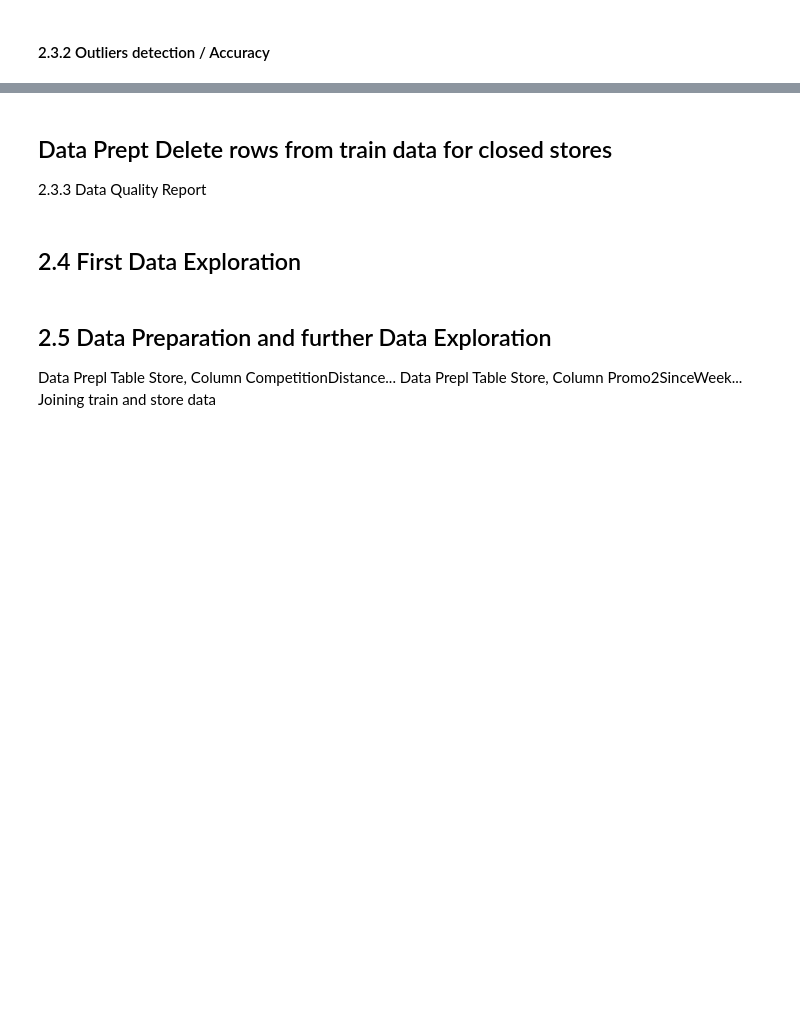
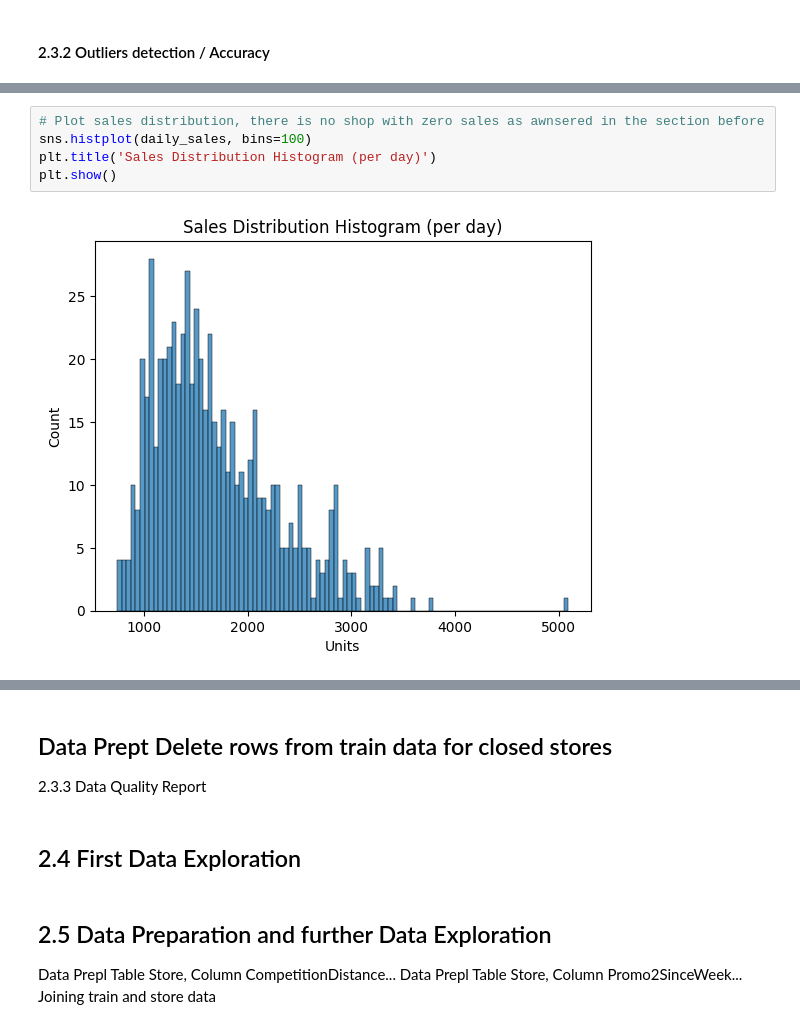
Before and after one commit to Mrschiss/IndusAnalProj, a Jupyter notebook: src/analytics_Project_Structure.ipynb, the cells around one changed output, grey strips where cells are left out. Drawn from its saved outputs; the diff is of its cells as text; blank space fills up the shorter version.

```diff
--- a/src/analytics_Project_Structure.ipynb
+++ b/src/analytics_Project_Structure.ipynb
@@ -302,0 +312,7 @@ We checked now for:
+# %%
+# Plot sales distribution, there is no shop with zero sales as awnsered in the section before
+sns.histplot(daily_sales, bins=100)
+plt.title('Sales Distribution Histogram (per day)')
+plt.show()
+# %% [output]
+[figure, added]
```
Also changed, not shown: parts of 6 cells of this notebook, 1 other file.
